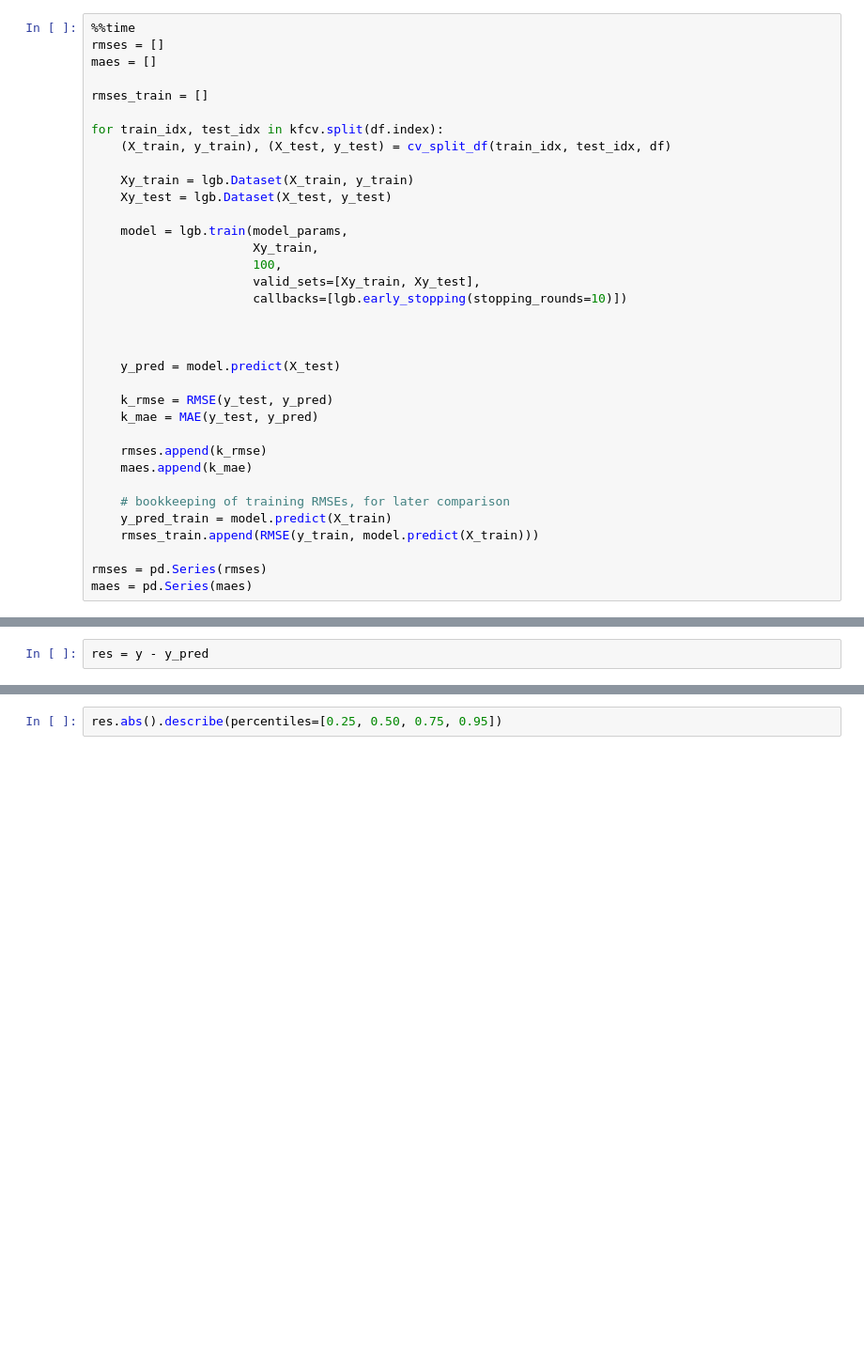
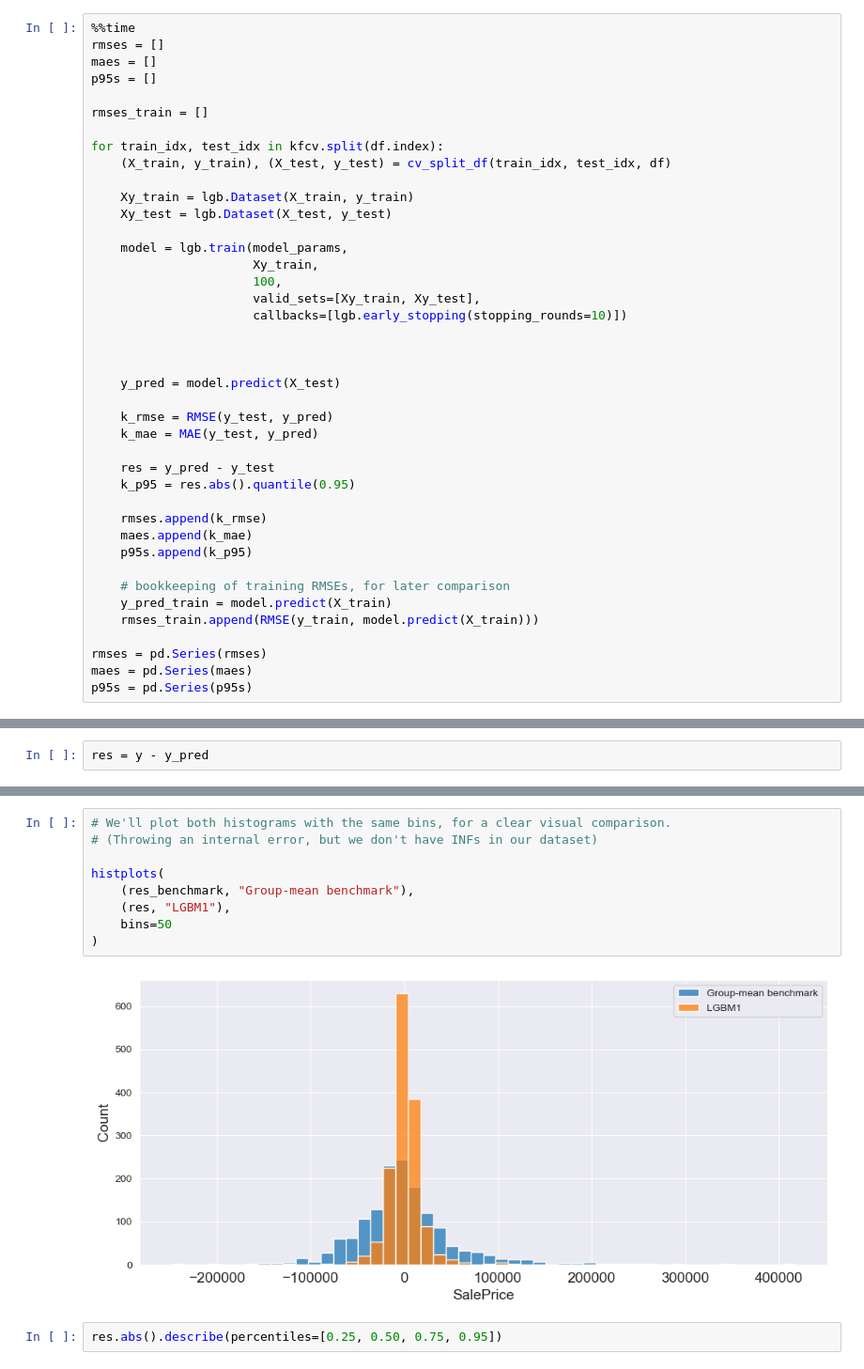
Before and after one commit to Zhuravld/Portfolio, a Jupyter notebook: Kaggle/HousePrices/HousePrices.ipynb, the cells around one changed output, grey strips where cells are left out. Shown at 94% size. Saved outputs shown, nothing was run; the diff lists cells and outputs as text; blank space fills up the shorter version.

```diff
--- a/Kaggle/HousePrices/HousePrices.ipynb
+++ b/Kaggle/HousePrices/HousePrices.ipynb
@@ -385,6 +397,7 @@ for cat_col in cat_cols:
 %%time
 rmses = []
 maes = []
+p95s = []
 
 rmses_train = []
 
@@ -407,8 +420,12 @@ for train_idx, test_idx in kfcv.split(df.index):
     k_rmse = RMSE(y_test, y_pred)
     k_mae = MAE(y_test, y_pred)
 
+    res = y_pred - y_test
+    k_p95 = res.abs().quantile(0.95)
+
     rmses.append(k_rmse)
     maes.append(k_mae)
+    p95s.append(k_p95)
 
     # bookkeeping of training RMSEs, for later comparison
     y_pred_train = model.predict(X_train)
@@ -416,6 +433,7 @@ for train_idx, test_idx in kfcv.split(df.index):
 
 rmses = pd.Series(rmses)
 maes = pd.Series(maes)
+p95s = pd.Series(p95s)
 # %% [output]
 Training until validation scores don't improve for 10 rounds
 Early stopping, best iteration is:
@@ -460,3 +479,14 @@ res.hist(bins=50)
+# %%
+# We'll plot both histograms with the same bins, for a clear visual comparison.
+# (Throwing an internal error, but we don't have INFs in our dataset)
+
+histplots(
+    (res_benchmark, "Group-mean benchmark"),
+    (res, "LGBM1"),
+    bins=50
+)
+# %% [output]
+[figure, added]
 # %%
 res.abs().describe(percentiles=[0.25, 0.50, 0.75, 0.95])
 # %% [output]
```
Also changed, not shown: parts of 29 cells of this notebook, 9 other files.
